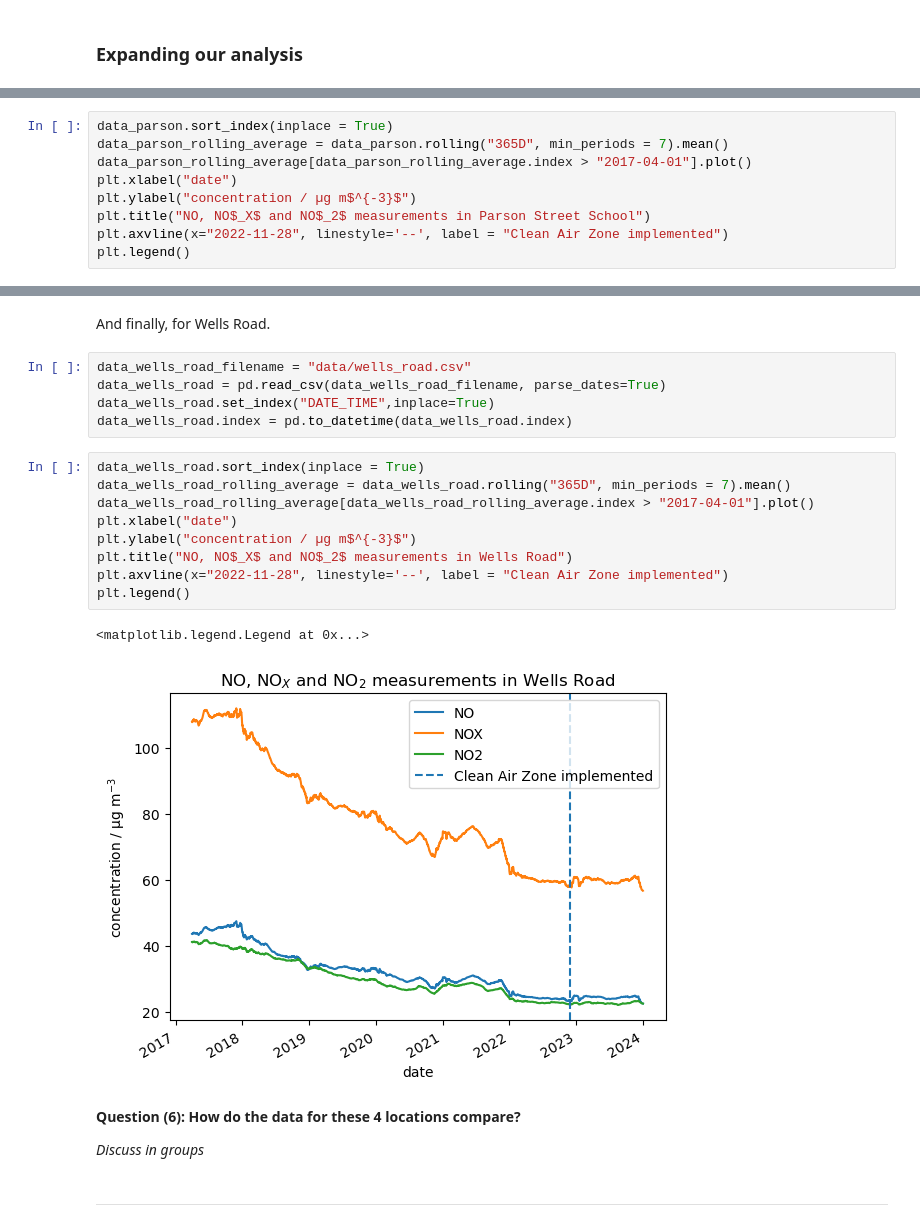
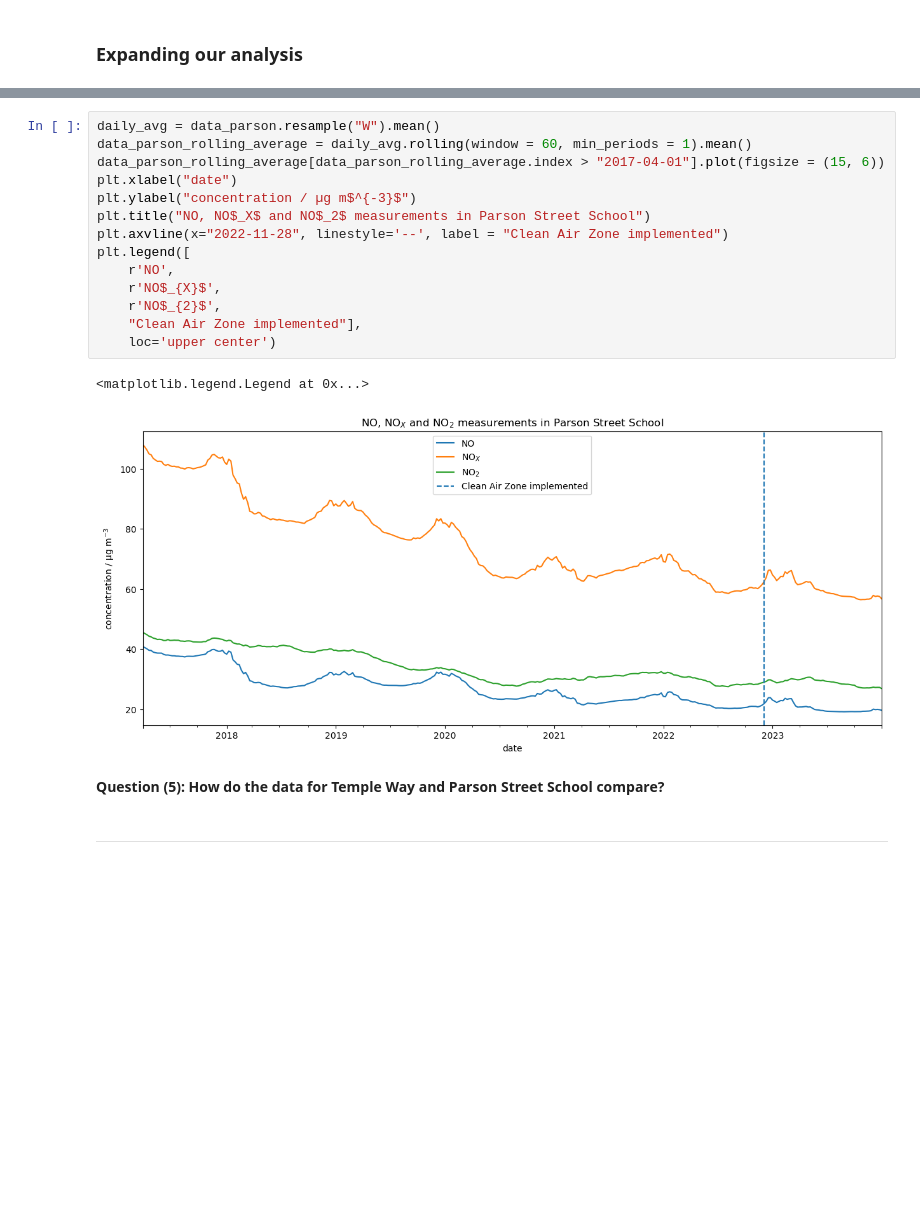
Before and after one commit to bri-sc/demo-sci-comp, a Jupyter notebook: 01_Demo_Scientific_Computing_v2.ipynb, the cells around one changed output, grey strips where cells are left out. Drawn from its saved outputs; the diff is of its cells as text; blank space fills up the shorter version.

```diff
--- a/01_Demo_Scientific_Computing_v2.ipynb
+++ b/01_Demo_Scientific_Computing_v2.ipynb
@@ -254,9 +238,0 @@ data_parson.index = pd.to_datetime(data_parson.index)
-# %%
-data_parson.sort_index(inplace = True)
-data_parson_rolling_average = data_parson.rolling("365D", min_periods = 7).mean()
-data_parson_rolling_average[data_parson_rolling_average.index > "2017-04-01"].plot()
-plt.xlabel("date")
-plt.ylabel("concentration / µg m$^{-3}$")
-plt.title("NO, NO$_X$ and NO$_2$ measurements in Parson Street School")
-plt.axvline(x="2022-11-28", linestyle='--', label = "Clean Air Zone implemented")
-plt.legend()
@@ -266,26 +239,22 @@ plt.legend()
-# %% [markdown]
-And finally, for Wells Road.
-# %%
-data_wells_road_filename = "data/wells_road.csv"
-data_wells_road = pd.read_csv(data_wells_road_filename, parse_dates=True)
-data_wells_road.set_index("DATE_TIME",inplace=True)
-data_wells_road.index = pd.to_datetime(data_wells_road.index)
-# %%
-data_wells_road.sort_index(inplace = True)
-data_wells_road_rolling_average = data_wells_road.rolling("365D", min_periods = 7).mean()
-data_wells_road_rolling_average[data_wells_road_rolling_average.index > "2017-04-01"].plot()
-plt.xlabel("date")
-plt.ylabel("concentration / µg m$^{-3}$")
-plt.title("NO, NO$_X$ and NO$_2$ measurements in Wells Road")
-plt.axvline(x="2022-11-28", linestyle='--', label = "Clean Air Zone implemented")
-plt.legend()
-# %% [output]
-<matplotlib.legend.Legend at 0x...>
-[figure, removed]
+# %%
+daily_avg = data_parson.resample("W").mean()
+data_parson_rolling_average = daily_avg.rolling(window = 60, min_periods = 1).mean()
+data_parson_rolling_average[data_parson_rolling_average.index > "2017-04-01"].plot(figsize = (15, 6))
+plt.xlabel("date")
+plt.ylabel("concentration / µg m$^{-3}$")
+plt.title("NO, NO$_X$ and NO$_2$ measurements in Parson Street School")
+plt.axvline(x="2022-11-28", linestyle='--', label = "Clean Air Zone implemented")
+plt.legend([
+    r'NO',
+    r'NO$_{X}$',
+    r'NO$_{2}$',
+    "Clean Air Zone implemented"],
+    loc='upper center')
+# %% [output]
+<matplotlib.legend.Legend at 0x...>
+[figure, added]
 # %% [markdown]
-**Question (6): How do the data for these 4 locations compare?**
-
-*Discuss in groups*
+**Question (5): How do the data for Temple Way and Parson Street School compare?**
 # %% [markdown]
 ---
 # %% [markdown]
```
Also changed, not shown: parts of 102 cells of this notebook, 1 other file.
